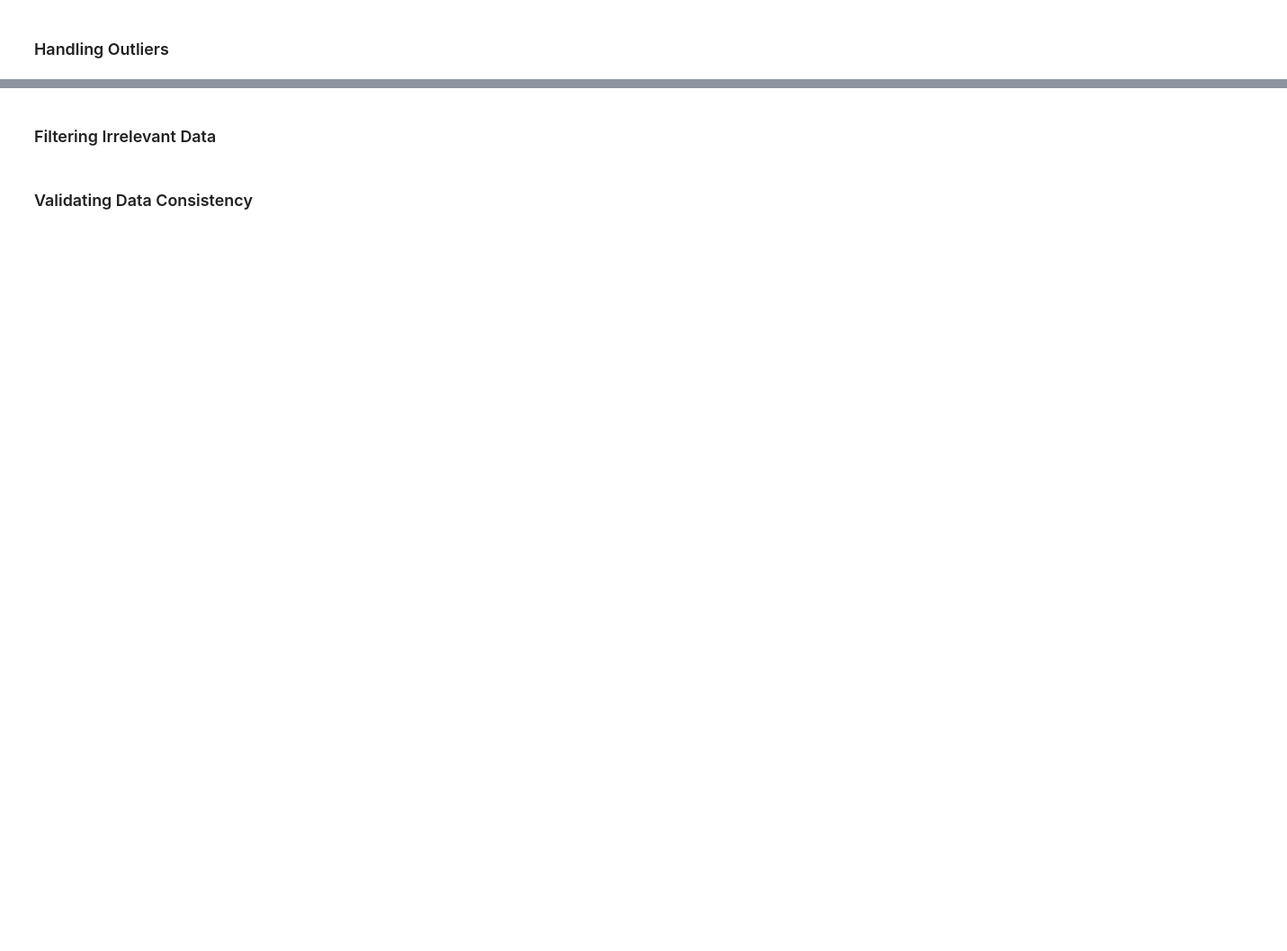
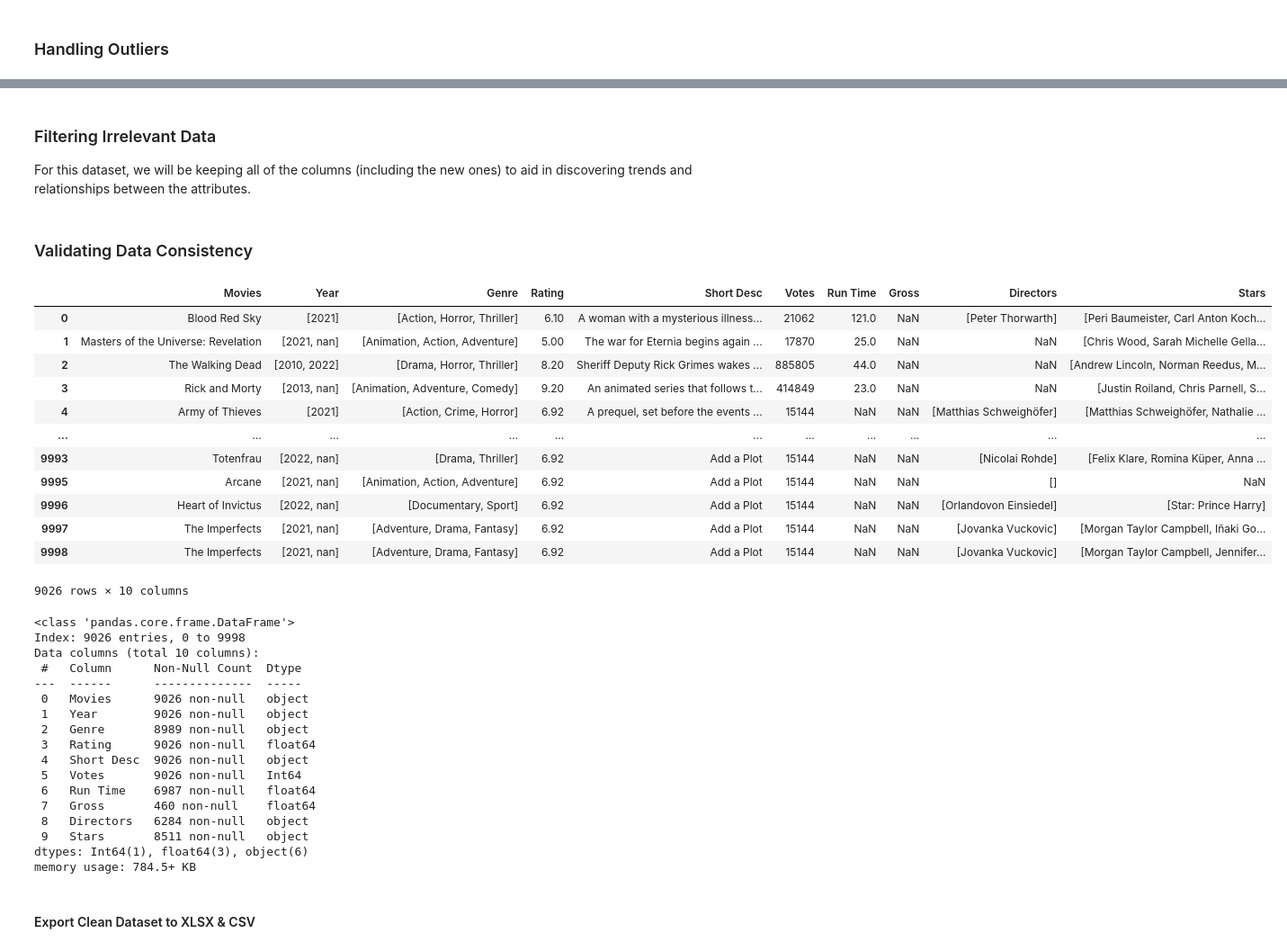
Before and after one commit to FayRd/Movies-Data-Analysis, a Jupyter notebook: main.ipynb, the cells around one changed output, grey strips where cells are left out. Shown at 90% size. Drawn from its saved outputs; the diff is of its cells as text; code cells hidden in the pictures; blank space fills up the shorter version.

Commit message:
Completed Data Cleaning

```diff
--- a/main.ipynb
+++ b/main.ipynb
@@ -334,4 +488,42 @@ memory usage: 784.5+ KB
 # %% [markdown]
 ### Filtering Irrelevant Data
+For this dataset, we will be keeping all of the columns (including the new ones) to aid in discovering trends and relationships between the attributes.
 # %% [markdown]
 ### Validating Data Consistency
+# %%
+# Check datatypes of columns
+display(df_format)
+df_format.info(verbose=True)
+# %% [output]
+|  | Movies | Year | Genre | Rating | Short Desc | Votes | Run Time | Gross | Directors | Stars |
+| 0 | Blood Red Sky | [2021] | [Action, Horror, Thriller] | 6.10 | A woman with a mysterious illness... | 21062 | 121.0 | NaN | [Peter Thorwarth] | [Peri Baumeister, Carl Anton Koch... |
+| 1 | Masters of the Universe: Revelation | [2021, nan] | [Animation, Action, Adventure] | 5.00 | The war for Eternia begins again ... | 17870 | 25.0 | NaN | NaN | [Chris Wood, Sarah Michelle Gella... |
+| 2 | The Walking Dead | [2010, 2022] | [Drama, Horror, Thriller] | 8.20 | Sheriff Deputy Rick Grimes wakes ... | 885805 | 44.0 | NaN | NaN | [Andrew Lincoln, Norman Reedus, M... |
+| 3 | Rick and Morty | [2013, nan] | [Animation, Adventure, Comedy] | 9.20 | An animated series that follows t... | 414849 | 23.0 | NaN | NaN | [Justin Roiland, Chris Parnell, S... |
+| 4 | Army of Thieves | [2021] | [Action, Crime, Horror] | 6.92 | A prequel, set before the events ... | 15144 | NaN | NaN | [Matthias Schweighöfer] | [Matthias Schweighöfer, Nathalie ... |
+| ... | ... | ... | ... | ... | ... | ... | ... | ... | ... | ... |
+| 9993 | Totenfrau | [2022, nan] | [Drama, Thriller] | 6.92 | Add a Plot | 15144 | NaN | NaN | [Nicolai Rohde] | [Felix Klare, Romina Küper, Anna ... |
+| 9995 | Arcane | [2021, nan] | [Animation, Action, Adventure] | 6.92 | Add a Plot | 15144 | NaN | NaN | [] | NaN |
+| 9996 | Heart of Invictus | [2022, nan] | [Documentary, Sport] | 6.92 | Add a Plot | 15144 | NaN | NaN | [Orlandovon Einsiedel] | [Star: Prince Harry] |
+| 9997 | The Imperfects | [2021, nan] | [Adventure, Drama, Fantasy] | 6.92 | Add a Plot | 15144 | NaN | NaN | [Jovanka Vuckovic] | [Morgan Taylor Campbell, Iñaki Go... |
+| 9998 | The Imperfects | [2021, nan] | [Adventure, Drama, Fantasy] | 6.92 | Add a Plot | 15144 | NaN | NaN | [Jovanka Vuckovic] | [Morgan Taylor Campbell, Jennifer... |
+9026 rows × 10 columns
+<class 'pandas.core.frame.DataFrame'>
+Index: 9026 entries, 0 to 9998
+Data columns (total 10 columns):
+ #   Column      Non-Null Count  Dtype
+---  ------      --------------  -----
+ 0   Movies      9026 non-null   object
+ 1   Year        9026 non-null   object
+ 2   Genre       8989 non-null   object
+ 3   Rating      9026 non-null   float64
+ 4   Short Desc  9026 non-null   object
+ 5   Votes       9026 non-null   Int64
+ 6   Run Time    6987 non-null   float64
+ 7   Gross       460 non-null    float64
+ 8   Directors   6284 non-null   object
+ 9   Stars       8511 non-null   object
+dtypes: Int64(1), float64(3), object(6)
+memory usage: 784.5+ KB
+# %% [markdown]
+#### Export Clean Dataset to XLSX & CSV
```
Also changed, not shown: parts of 13 cells of this notebook, 2 other files.
